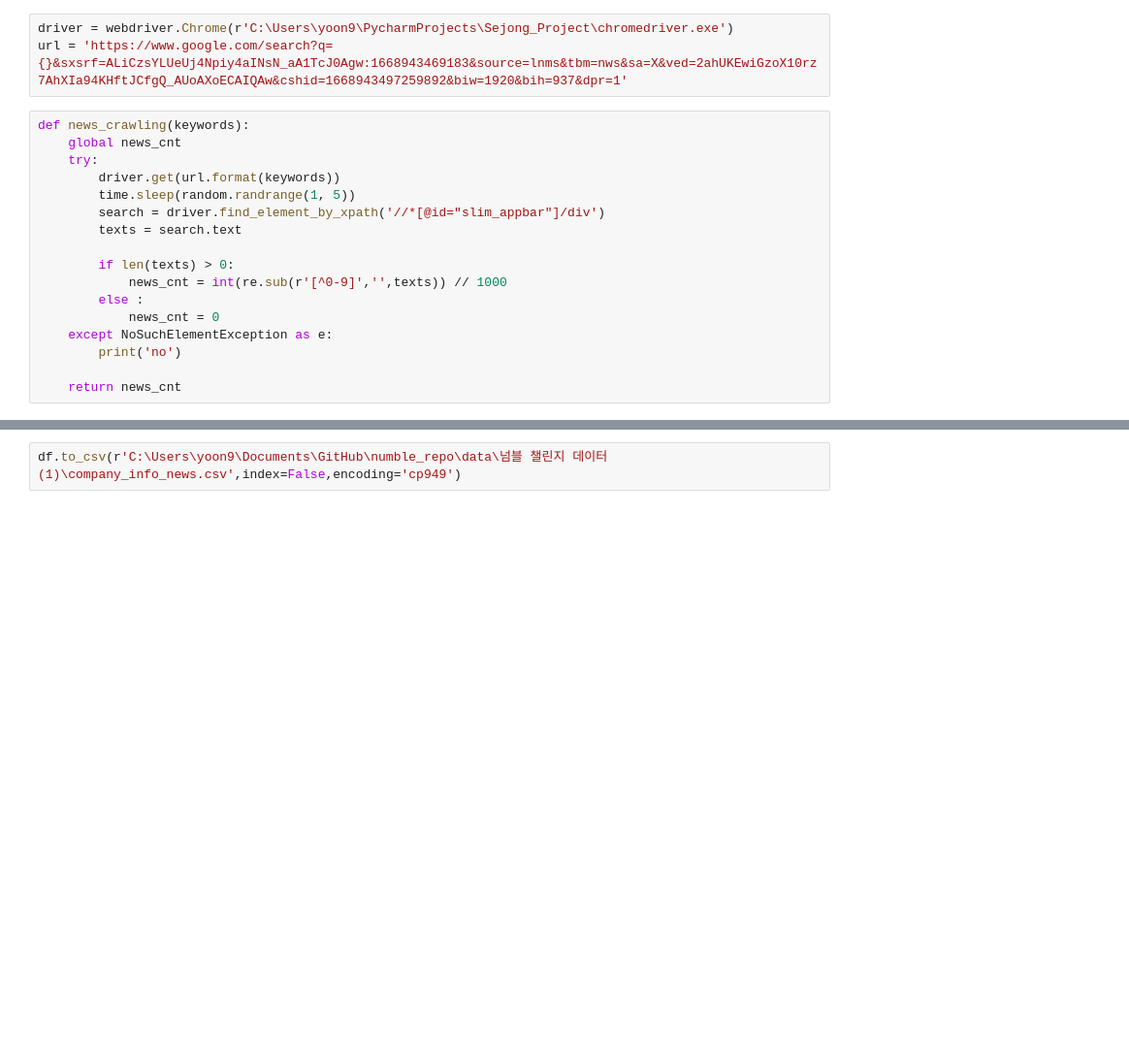
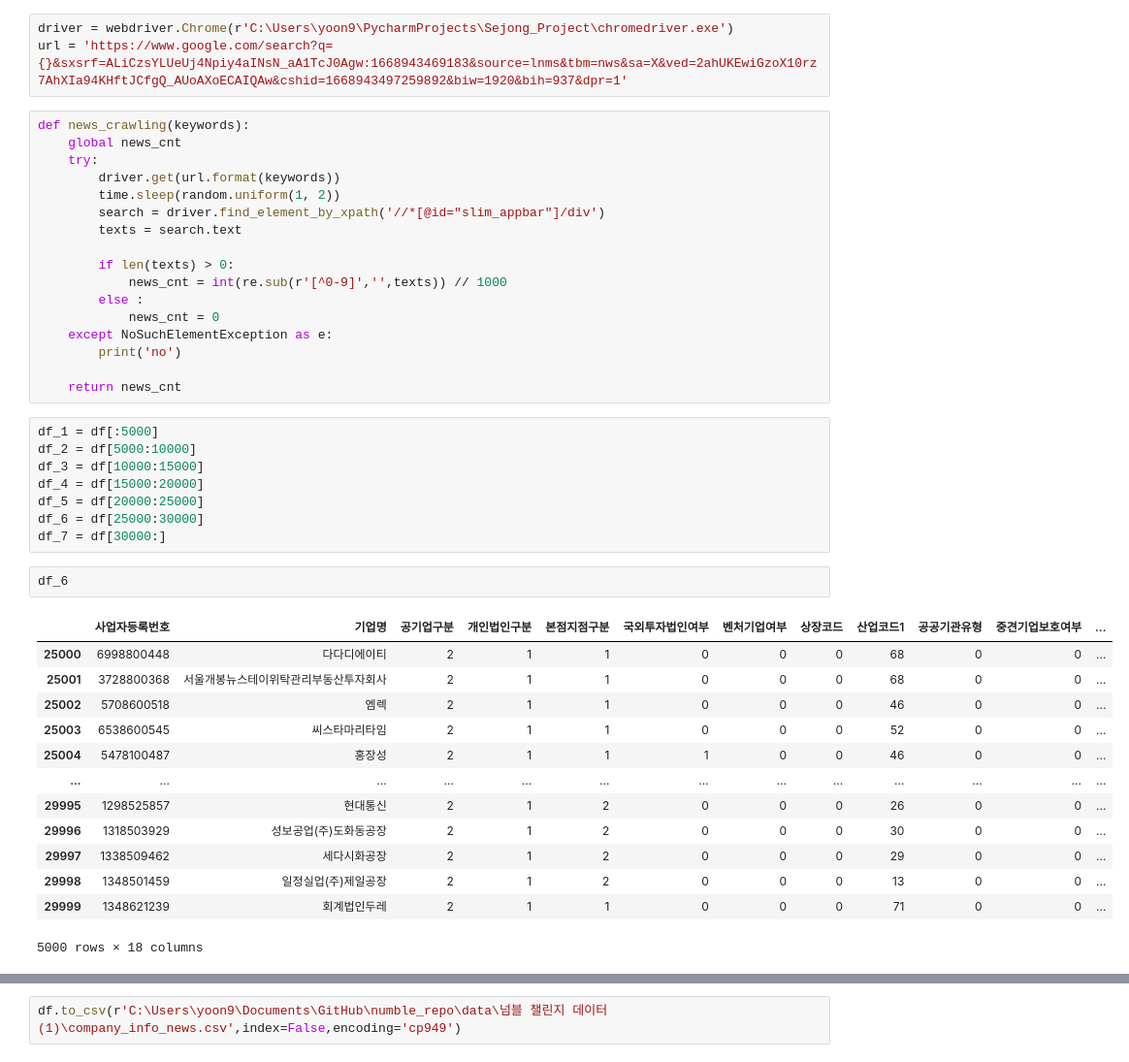
Before and after one commit to YoonJiHwan98/numble_repo, a Jupyter notebook: code/news_crawling.ipynb, the cells around one changed output, grey strips where cells are left out. Shown at 97% size. Saved outputs shown, nothing was run; the diff lists cells and outputs as text; blank space fills up the shorter version.

```diff
--- a/code/news_crawling.ipynb
+++ b/code/news_crawling.ipynb
@@ -33,7 +33,7 @@ def news_crawling(keywords):
     global news_cnt
     try:
         driver.get(url.format(keywords))
-        time.sleep(random.randrange(1, 5))
+        time.sleep(random.uniform(1, 2))
         search = driver.find_element_by_xpath('//*[@id="slim_appbar"]/div')
         texts = search.text
 
@@ -45,4 +45,28 @@ def news_crawling(keywords):
     	print('no')
 
     return news_cnt
+# %%
+df_1 = df[:5000]
+df_2 = df[5000:10000]
+df_3 = df[10000:15000]
+df_4 = df[15000:20000]
+df_5 = df[20000:25000]
+df_6 = df[25000:30000]
+df_7 = df[30000:]
+# %%
+df_6
+# %% [output]
+|  | 사업자등록번호 | 기업명 | 공기업구분 | 개인법인구분 | 본점지점구분 | 국외투자법인여부 | 벤처기업여부 | 상장코드 | 산업코드1 | 공공기관유형 | 중견기업보호여부 | ... |
+| 25000 | 6998800448 | 다다디에이티 | 2 | 1 | 1 | 0 | 0 | 0 | 68 | 0 | 0 | ... |
+| 25001 | 3728800368 | 서울개봉뉴스테이위탁관리부동산투자회사 | 2 | 1 | 1 | 0 | 0 | 0 | 68 | 0 | 0 | ... |
+| 25002 | 5708600518 | 엠렉 | 2 | 1 | 1 | 0 | 0 | 0 | 46 | 0 | 0 | ... |
+| 25003 | 6538600545 | 씨스타마리타임 | 2 | 1 | 1 | 0 | 0 | 0 | 52 | 0 | 0 | ... |
+| 25004 | 5478100487 | 홍장성 | 2 | 1 | 1 | 1 | 0 | 0 | 46 | 0 | 0 | ... |
+| ... | ... | ... | ... | ... | ... | ... | ... | ... | ... | ... | ... | ... |
+| 29995 | 1298525857 | 현대통신 | 2 | 1 | 2 | 0 | 0 | 0 | 26 | 0 | 0 | ... |
+| 29996 | 1318503929 | 성보공업(주)도화동공장 | 2 | 1 | 2 | 0 | 0 | 0 | 30 | 0 | 0 | ... |
+| 29997 | 1338509462 | 세다시화공장 | 2 | 1 | 2 | 0 | 0 | 0 | 29 | 0 | 0 | ... |
+| 29998 | 1348501459 | 일정실업(주)제일공장 | 2 | 1 | 2 | 0 | 0 | 0 | 13 | 0 | 0 | ... |
+| 29999 | 1348621239 | 회계법인두레 | 2 | 1 | 1 | 0 | 0 | 0 | 71 | 0 | 0 | ... |
+5000 rows × 18 columns
 # %%
```
Also changed, not shown: parts of 1 cell of this notebook, 4 other files.
